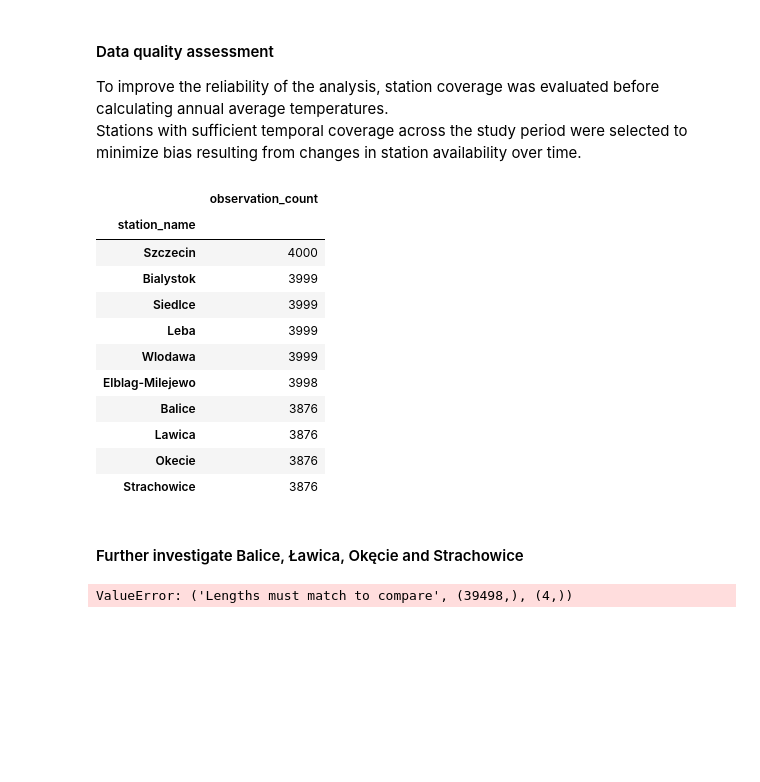
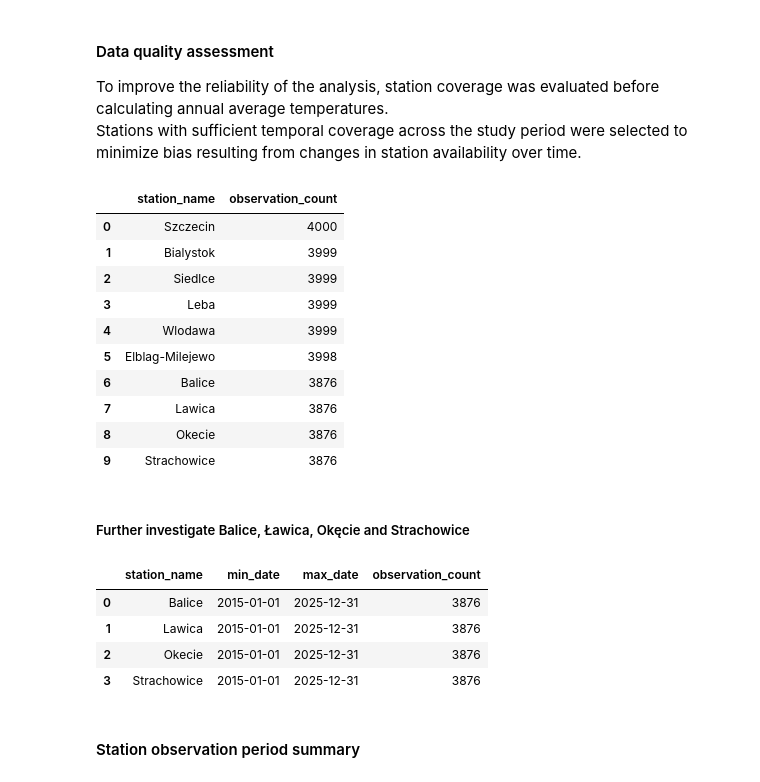
Before and after one commit to nerwuuus/data-toolkit, a Jupyter notebook: weather_data_processing/01_scripts/8_pandas_analysis.ipynb, the cells around one changed output. Drawn from its saved outputs; the diff is of its cells as text; code cells hidden in the pictures; blank space fills up the shorter version.

```diff
--- a/weather_data_processing/01_scripts/8_pandas_analysis.ipynb
+++ b/weather_data_processing/01_scripts/8_pandas_analysis.ipynb
@@ -169,3 +182,8 @@ df
 | 121149 | PLM00012295 | Bialystok | 151.0 | 2025-12-31 | 12-2025 | TAVG | -9.2 | 2025 |
 | 121153 | PLM00012497 | Wlodawa | 179.0 | 2025-12-31 | 12-2025 | TAVG | -4.2 | 2025 |
 39498 rows × 8 columns
+# %%
+df['min_obs_date'] = df['observation_date'].min()
+df['max_obs_date'] = df['observation_date'].max()
+
+df
@@ -177,29 +209,27 @@ Stations with sufficient temporal coverage across the study period were selected
 # %%
 # Count the number of observations for each weather station
 # to evaluate station coverage and data completeness.
 dq_count = (
     df.groupby(['station_name']).agg(
     observation_count=('month_year', 'count')).sort_values(
         'observation_count', ascending=False
-    )
-    )
+    )).reset_index()
 
 dq_count
 # %% [output]
-|  | observation_count |
-| station_name |  |
-| Szczecin | 4000 |
-| Bialystok | 3999 |
-| Siedlce | 3999 |
-| Leba | 3999 |
-| Wlodawa | 3999 |
-| Elblag-Milejewo | 3998 |
-| Balice | 3876 |
-| Lawica | 3876 |
-| Okecie | 3876 |
-| Strachowice | 3876 |
+|  | station_name | observation_count |
+| 0 | Szczecin | 4000 |
+| 1 | Bialystok | 3999 |
+| 2 | Siedlce | 3999 |
+| 3 | Leba | 3999 |
+| 4 | Wlodawa | 3999 |
+| 5 | Elblag-Milejewo | 3998 |
+| 6 | Balice | 3876 |
+| 7 | Lawica | 3876 |
+| 8 | Okecie | 3876 |
+| 9 | Strachowice | 3876 |
 # %% [markdown]
-#### Further investigate Balice, Ławica, Okęcie and Strachowice
+##### Further investigate Balice, Ławica, Okęcie and Strachowice
 # %%
 include = [
     'Balice',
@@ -208,6 +238,35 @@ include = [
     'Strachowice'
 ]
 
-df[df['station_name'] == include]
+# Check if station were filtered out correctly
+stations4 = df[df['station_name'].isin(include)]
+stations4['station_name'].unique()
+
+
+# Drop unnecessary columns
+remove_cols = [
+    'station',
+    'elevation',
+    'metric',
+    'value',
+    'year',
+    'month_year'
+]
+
+stations_table = stations4.drop(remove_cols, axis=1)
+
+agg_stations = stations_table.groupby(['station_name']).agg(
+    min_date=('min_obs_date', 'min'),
+    max_date=('max_obs_date', 'max'),
+    observation_count=('min_obs_date', 'count')
+).reset_index()
+
+agg_stations
 # %% [output]
-ValueError: ('Lengths must match to compare', (39498,), (4,))
+|  | station_name | min_date | max_date | observation_count |
+| 0 | Balice | 2015-01-01 | 2025-12-31 | 3876 |
+| 1 | Lawica | 2015-01-01 | 2025-12-31 | 3876 |
+| 2 | Okecie | 2015-01-01 | 2025-12-31 | 3876 |
+| 3 | Strachowice | 2015-01-01 | 2025-12-31 | 3876 |
+# %% [markdown]
+#### Station observation period summary
```
Also changed, not shown: parts of 20 cells of this notebook, 1 other file.
